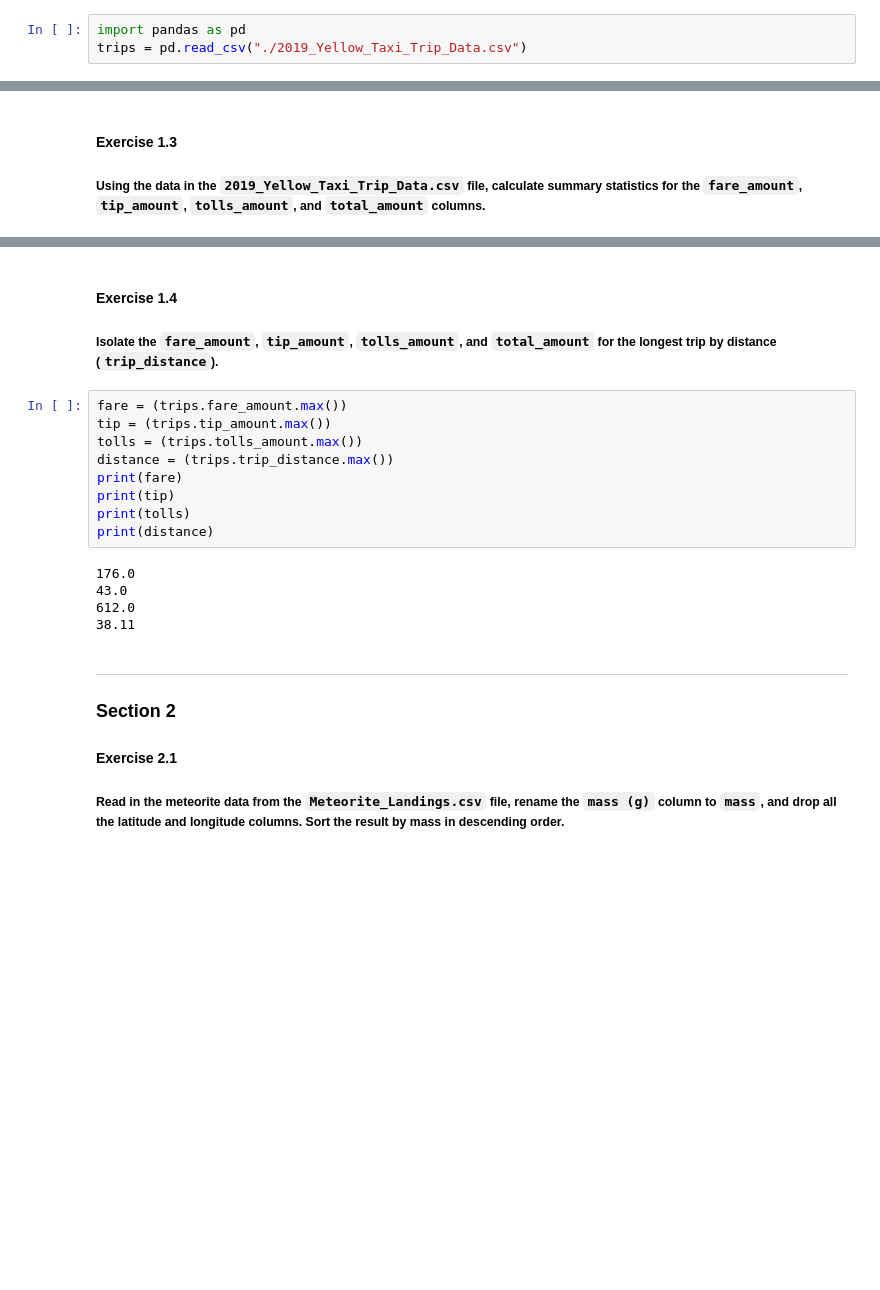
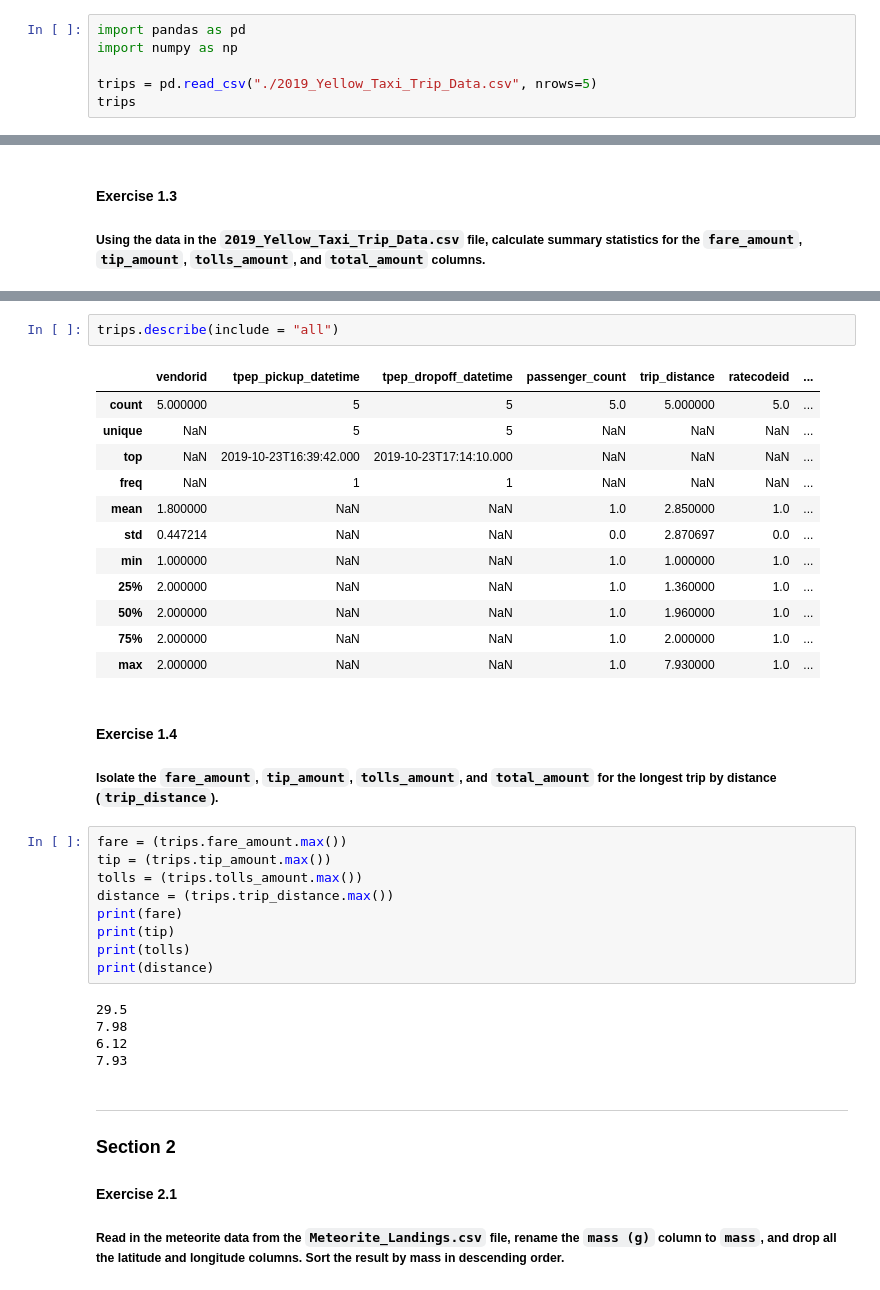
Before and after one commit to deathbuycactus/deathbuycactus.github.io, a Jupyter notebook: week1-lab2-intro-to-pandas.ipynb, the cells around one changed output, grey strips where cells are left out. Saved outputs shown, nothing was run; the diff lists cells and outputs as text; blank space fills up the shorter version.

```diff
--- a/week1-lab2-intro-to-pandas.ipynb
+++ b/week1-lab2-intro-to-pandas.ipynb
@@ -4,4 +4,7 @@
 ##### Create a DataFrame by reading in the `2019_Yellow_Taxi_Trip_Data.csv` file. Examine the first 5 rows.
 # %%
 import pandas as pd
-trips = pd.read_csv("./2019_Yellow_Taxi_Trip_Data.csv")
+import numpy as np
+
+trips = pd.read_csv("./2019_Yellow_Taxi_Trip_Data.csv", nrows=5)
+trips
@@ -39,3 +29,18 @@ trips.keys
+# %%
+trips.describe(include = "all")
+# %% [output]
+|  | vendorid | tpep_pickup_datetime | tpep_dropoff_datetime | passenger_count | trip_distance | ratecodeid | ... |
+| count | 5.000000 | 5 | 5 | 5.0 | 5.000000 | 5.0 | ... |
+| unique | NaN | 5 | 5 | NaN | NaN | NaN | ... |
+| top | NaN | 2019-10-23T16:39:42.000 | 2019-10-23T17:14:10.000 | NaN | NaN | NaN | ... |
+| freq | NaN | 1 | 1 | NaN | NaN | NaN | ... |
+| mean | 1.800000 | NaN | NaN | 1.0 | 2.850000 | 1.0 | ... |
+| std | 0.447214 | NaN | NaN | 0.0 | 2.870697 | 0.0 | ... |
+| min | 1.000000 | NaN | NaN | 1.0 | 1.000000 | 1.0 | ... |
+| 25% | 2.000000 | NaN | NaN | 1.0 | 1.360000 | 1.0 | ... |
+| 50% | 2.000000 | NaN | NaN | 1.0 | 1.960000 | 1.0 | ... |
+| 75% | 2.000000 | NaN | NaN | 1.0 | 2.000000 | 1.0 | ... |
+| max | 2.000000 | NaN | NaN | 1.0 | 7.930000 | 1.0 | ... |
 # %% [markdown]
 #### Exercise 1.4
 ##### Isolate the `fare_amount`, `tip_amount`, `tolls_amount`, and `total_amount` for the longest trip by distance (`trip_distance`).
@@ -49,10 +54,10 @@ print(tip)
 print(tolls)
 print(distance)
 # %% [output]
-176.0
-43.0
-612.0
-38.11
+29.5
+7.98
+6.12
+7.93
 # %% [markdown]
 ---
 
```
Also changed, not shown: parts of 5 cells of this notebook.
